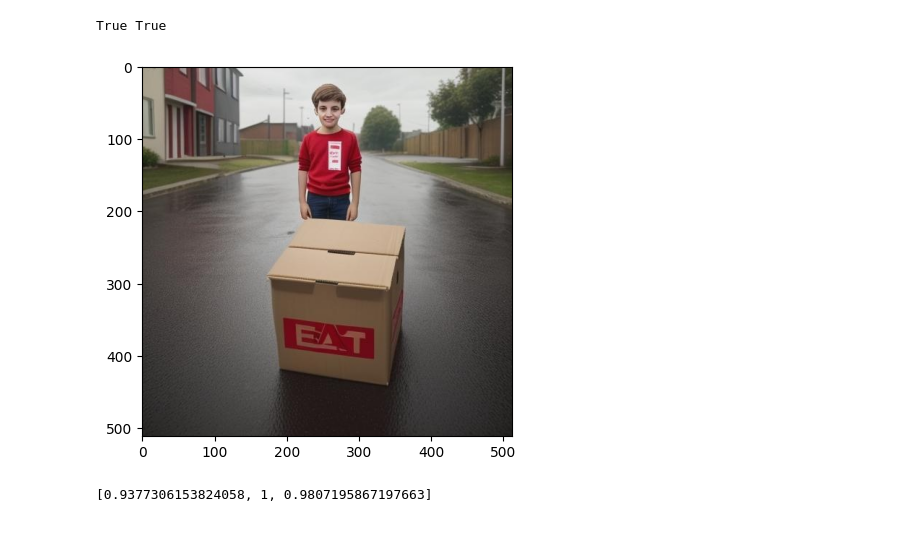
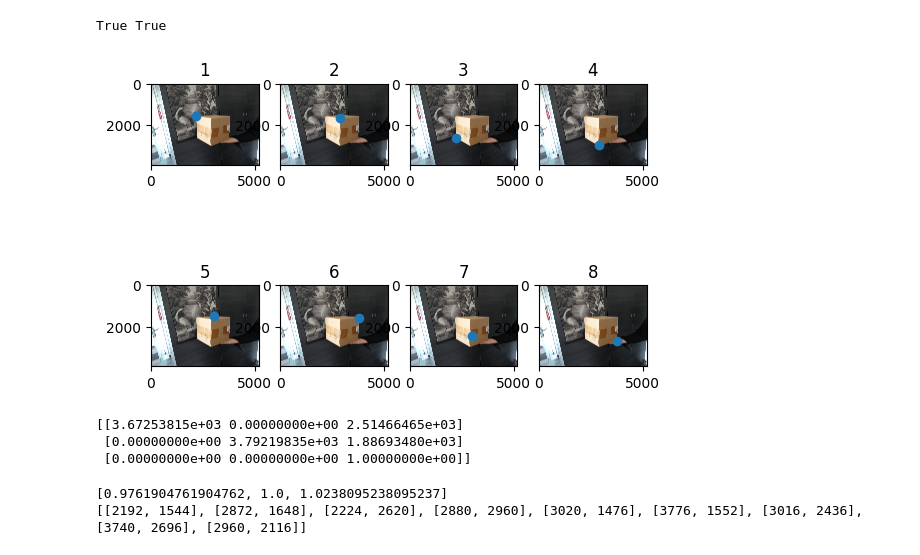
Before and after one commit to aarontenzing/CenterPose-synthetic-training, a Jupyter notebook: test_pnp.ipynb, the cells around one changed output. Drawn from its saved outputs; the diff is of its cells as text; code cells hidden in the pictures.

```diff
--- a/test_pnp.ipynb
+++ b/test_pnp.ipynb
@@ -20,27 +21,47 @@ print(opt.nms, opt.obj_scale )
 True True
 # %%
 # Take GT as imput:
-with open('data/synthetic_data/anno.json', 'r') as f:
+with open('data/synthetic_data/test/anno.json', 'r') as f:
     data = json.load(f)
-
-syn_gt = data[1]
-# %%
-# first test with GT cereal:
-size = syn_gt["whd"]
-points = syn_gt["projection"]
-points = [points[3], points[0], points[7], points[4], points[2], points[1], points[6], points[5], points[8]]
-img = plt.imread("data/synthetic_data/train/1.jpg")
-plt.imshow(img)
-plt.show()
-# %% [output]
-[figure, removed]
+# %%
+# first test with GT cereal:
+img_gt = data[50]
+size = img_gt["whd"]
+points = img_gt["projection"]
+
+img = plt.imread("data/synthetic_data/test/50.jpg")
+
+plt.imshow(img)
+
+for i, p in enumerate(points[:8]):
+     plt.subplot(2,4,i+1)
+     plt.imshow(img)
+     plt.scatter(p[0], p[1], cmap='b')
+     plt.title(f"{i+1}")
+plt.show()
+# %% [output]
+[figure, added]
 # %%
-camera_cereal=np.array([[663.0287679036459, 0, 300.2775065104167], [0, 663.0287679036459, 395.00066121419275], [0, 0, 1]])
-camera_ford=np.array([[3648, 0, 2736], [0, 3648, 1824], [0, 0, 1]], dtype=np.float32)
+# camera=np.array([[663.0287679036459, 0, 300.2775065104167], [0, 663.0287679036459, 395.00066121419275], [0, 0, 1]])
+# camera=np.array([[3648, 0, 2736], [0, 3648, 1824], [0, 0, 1]], dtype=np.float32)
+with open('cameraMatrix.pkl', 'rb') as f:
+            data = pickle.load(f)
+camera = data
+# camera=np.array([[1500, 0, 2592], [0, 1500, 1944], [0, 0, 1]], dtype=np.float32)
+
+print(camera)
+# %% [output]
+[[3.67253815e+03 0.00000000e+00 2.51466465e+03]
+ [0.00000000e+00 3.79219835e+03 1.88693480e+03]
+ [0.00000000e+00 0.00000000e+00 1.00000000e+00]]
 # %%
+size = [x/size[1] for x in size]
 print(size)
-bbox= {'kps': points, "obj_scale": size}
-meta={"width": img.shape[1],"height": img.shape[0], "camera_matrix":camera_cereal }
+print(points)
+
+bbox = {'kps': points, "obj_scale": size}
+meta = {"width": img.shape[1],"height": img.shape[0], "camera_matrix": camera}
 # %% [output]
-[0.9377306153824058, 1, 0.9807195867197663]
+[0.9761904761904762, 1.0, 1.0238095238095237]
+[[2192, 1544], [2872, 1648], [2224, 2620], [2880, 2960], [3020, 1476], [3776, 1552], [3016, 2436], [3740, 2696], [2960, 2116]]
 # %%
```
Also changed, not shown: parts of 10 cells of this notebook, 11 other files.
